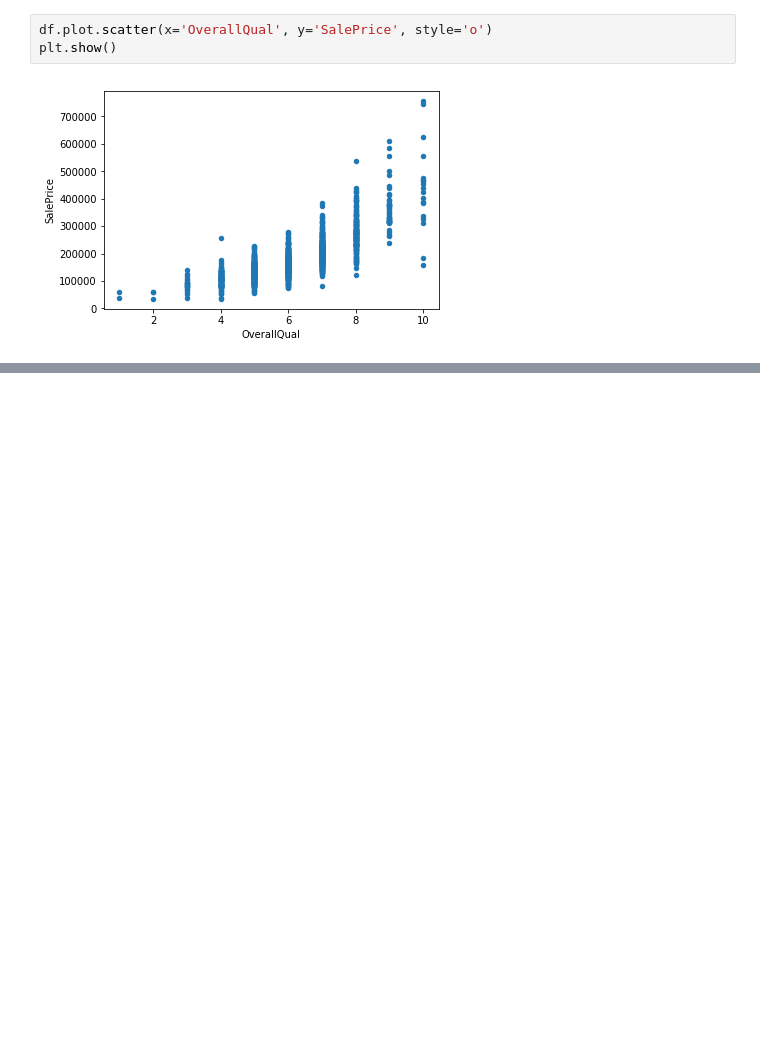
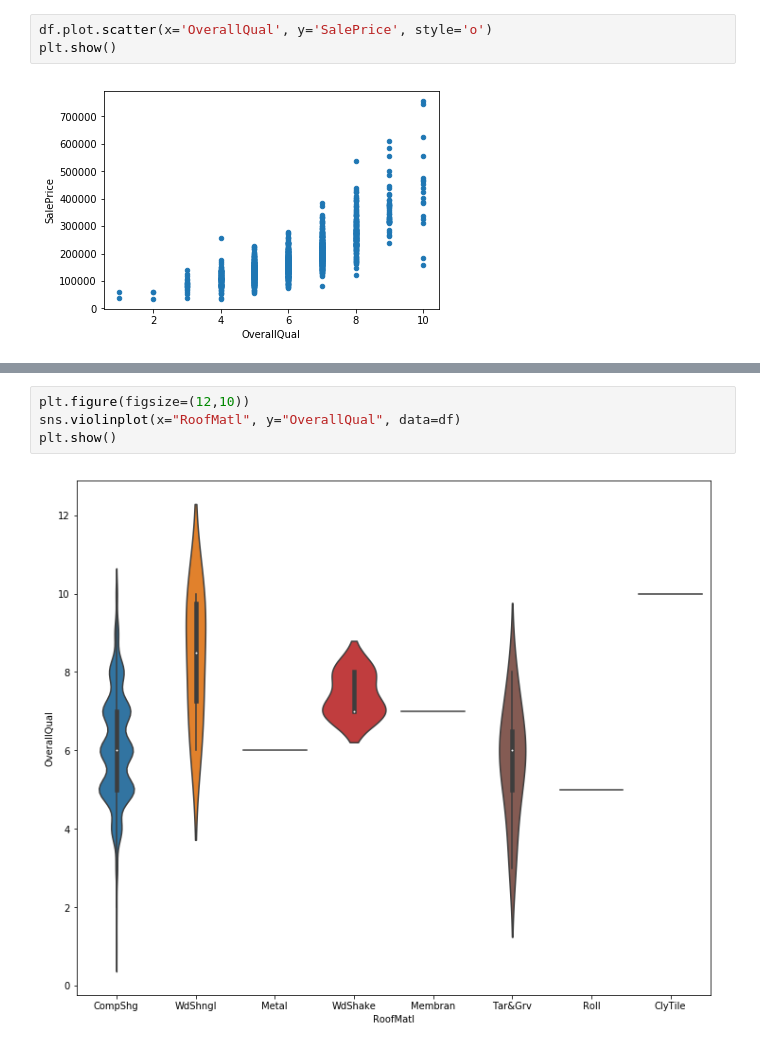
Before and after one commit to tessklr/ScratchBook, a Jupyter notebook: HousingPricePrediction.ipynb, the cells around one changed output, grey strips where cells are left out. Drawn from its saved outputs; the diff is of its cells as text; blank space fills up the shorter version.

```diff
--- a/HousingPricePrediction.ipynb
+++ b/HousingPricePrediction.ipynb
@@ -93,0 +99,6 @@ plt.show()
+# %%
+plt.figure(figsize=(12,10))
+sns.violinplot(x="RoofMatl", y="OverallQual", data=df)
+plt.show()
+# %% [output]
+[figure, added]
```
Also changed, not shown: parts of 12 cells of this notebook.
